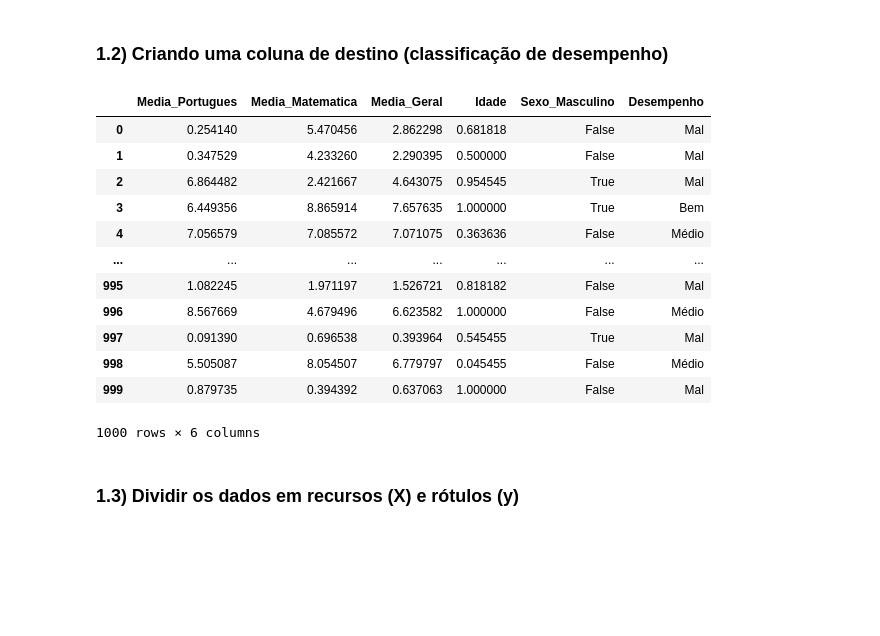
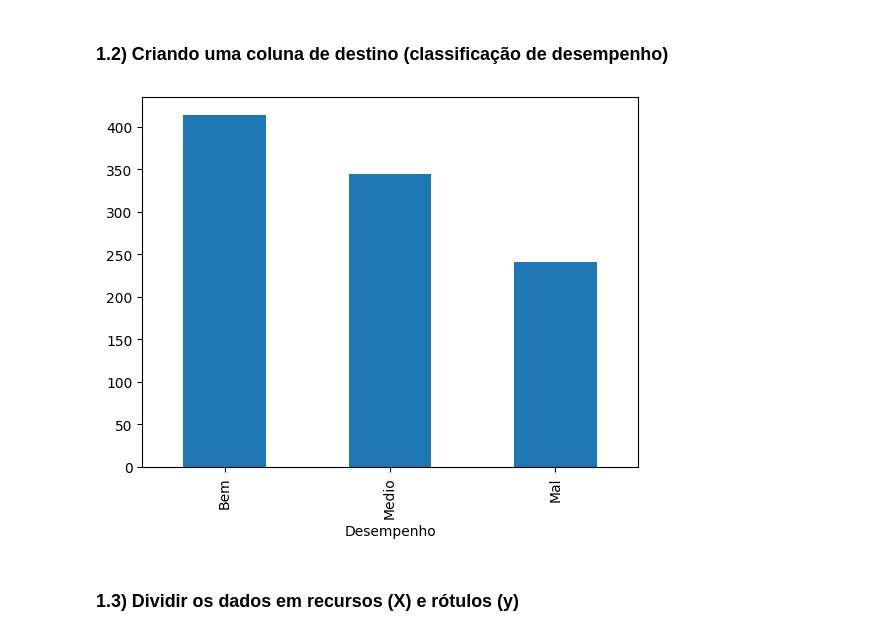
Before and after one commit to Ktzani/student-prediction, a Jupyter notebook: src/Novatos/Dados/dadosFicticios.ipynb, the cells around one changed output. Saved outputs shown, nothing was run; the diff lists cells and outputs as text; code cells hidden in the pictures; blank space fills up the shorter version.

```diff
--- a/src/Novatos/Dados/dadosFicticios.ipynb
+++ b/src/Novatos/Dados/dadosFicticios.ipynb
@@ -10,9 +13,9 @@ from sklearn.preprocessing import LabelEncoder
 # %% [markdown]
 ## 1) Criando dados ficticios
 # %%
-media_portugues = [random.uniform(0, 10) for _ in range(1000)]
-
-media_matematica = [random.uniform(0, 10) for _ in range(1000)]
+# Generate random data
+media_portugues = [random.uniform(5, 10) for _ in range(700)] + [random.uniform(8, 10) for _ in range(300)]
+media_matematica = [random.uniform(5, 10) for _ in range(700)] + [random.uniform(8, 10) for _ in range(300)]
 
 media_geral = [(media_p + media_m) / 2 for media_p, media_m in zip(media_portugues, media_matematica)]
 
@@ -25,7 +28,7 @@ data = {
 sexos = ['Masculino', 'Feminino']
 data['Sexo'] = [random.choice(sexos) for _ in range(1000)]
 
-data['Idade'] = [random.randint(18, 40) for _ in range(1000)]
+data['Idade'] = [random.randint(18, 30) for _ in range(700)] + [random.randint(25, 40) for _ in range(300)]
 
 df = pd.DataFrame(data)
 # %% [markdown]
@@ -43,30 +46,20 @@ df['Idade'] = scaler.fit_transform(df[['Idade']])
 ### 1.2) Criando uma coluna de destino (classificação de desempenho)
 # %%
 def classificar_desempenho(row):
-    if row['Media_Geral'] >= 7.5 and row['Media_Matematica'] >= 0.7 and row['Media_Portugues'] >= 0.7:
+    if row['Media_Geral'] >= 7.5 and row['Media_Matematica'] >= 8 and row['Media_Portugues'] >= 8:
         return 'Bem'
-    elif row['Media_Geral'] >= 6 and row['Media_Matematica'] >= 0.7 and row['Media_Portugues'] >= 0.7:
-        return 'Médio'
+    elif row['Media_Geral'] >= 6 and row['Media_Matematica'] >= 6 and row['Media_Portugues'] >= 6:
+        return 'Medio'
     else:
         return 'Mal'
 
 df['Desempenho'] = df.apply(classificar_desempenho, axis=1)
 
-df
+# Visualize the distribution of 'Desempenho'
+df['Desempenho'].value_counts().plot(kind='bar')
+plt.show()
 # %% [output]
-|  | Media_Portugues | Media_Matematica | Media_Geral | Idade | Sexo_Masculino | Desempenho |
-| 0 | 0.254140 | 5.470456 | 2.862298 | 0.681818 | False | Mal |
-| 1 | 0.347529 | 4.233260 | 2.290395 | 0.500000 | False | Mal |
-| 2 | 6.864482 | 2.421667 | 4.643075 | 0.954545 | True | Mal |
-| 3 | 6.449356 | 8.865914 | 7.657635 | 1.000000 | True | Bem |
-| 4 | 7.056579 | 7.085572 | 7.071075 | 0.363636 | False | Médio |
-| ... | ... | ... | ... | ... | ... | ... |
-| 995 | 1.082245 | 1.971197 | 1.526721 | 0.818182 | False | Mal |
-| 996 | 8.567669 | 4.679496 | 6.623582 | 1.000000 | False | Médio |
-| 997 | 0.091390 | 0.696538 | 0.393964 | 0.545455 | True | Mal |
-| 998 | 5.505087 | 8.054507 | 6.779797 | 0.045455 | False | Médio |
-| 999 | 0.879735 | 0.394392 | 0.637063 | 1.000000 | False | Mal |
-1000 rows × 6 columns
+[figure, added]
 # %% [markdown]
 ### 1.3) Dividir os dados em recursos (X) e rótulos (y)
 # %%
```
Also changed, not shown: parts of 4 cells of this notebook, 3 other files.
